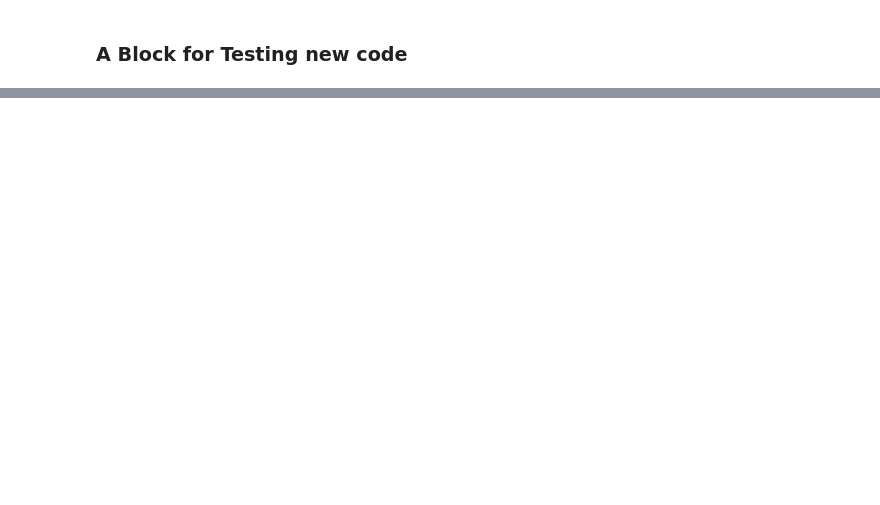
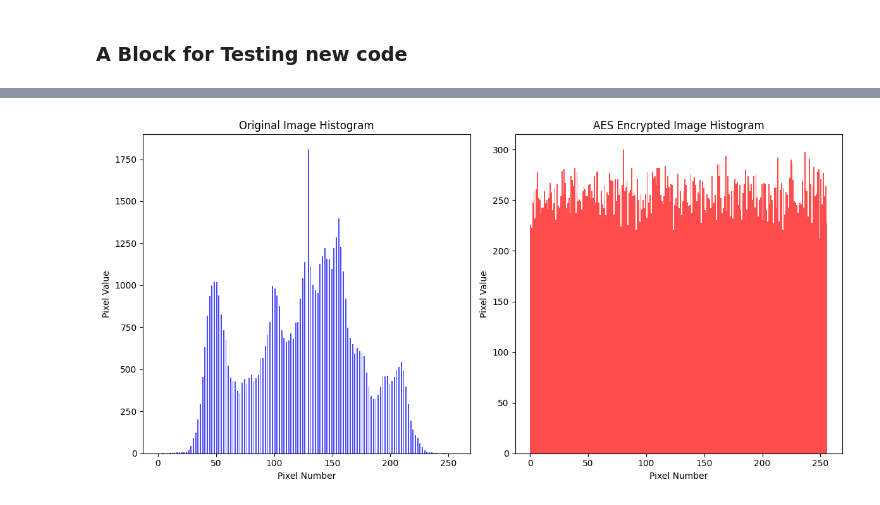
Before and after one commit to Hydra-Slayer/Image-encryption-using-Chaotic-Map, a Jupyter notebook: Project1.ipynb, the cells around one changed output, grey strips where cells are left out. Cells and saved outputs as stored; diff of their text form; code cells hidden in the pictures; blank space fills up the shorter version.

```diff
--- a/Project1.ipynb
+++ b/Project1.ipynb
@@ -258,0 +410,42 @@ Descrambling complete. File saved at decrypted_unscrambled_image.png
+# %%
+def plot_histograms(original_image_path, encrypted_image_path):
+    """
+    Plots the histograms of the original and AES-encrypted grayscale images.
+
+    Parameters:
+    - original_image_path: Path to the original grayscale image.
+    - encrypted_image_path: Path to the AES-encrypted grayscale image.
+    """
+    # Load the original image and convert to grayscale
+    original_image = Image.open(original_image_path).convert('L')
+    original_image_array = np.array(original_image)
+
+    # Load the encrypted image and convert to grayscale
+    encrypted_image = Image.open(encrypted_image_path).convert('L')
+    encrypted_image_array = np.array(encrypted_image)
+
+    # Plot histograms
+    plt.figure(figsize=(12, 6))
+
+    # Original image histogram
+    plt.subplot(1, 2, 1)
+    plt.hist(original_image_array.flatten(), bins=256, range=(0, 256), color='blue', alpha=0.7)
+    plt.title('Original Image Histogram')
+    plt.xlabel('Pixel Number')
+    plt.ylabel('Pixel Value')
+
+    # Encrypted image histogram
+    plt.subplot(1, 2, 2)
+    plt.hist(encrypted_image_array.flatten(), bins=256, range=(0, 256), color='red', alpha=0.7)
+    plt.title('AES Encrypted Image Histogram')
+    plt.xlabel('Pixel Number')
+    plt.ylabel('Pixel Value')
+
+    # Show the histograms
+    plt.tight_layout()
+    plt.show()
+
+# Example usage
+plot_histograms('lena_grayscale.png', 'aes_encrypted_image.png')
+# %% [output]
+[figure, added]
```
Also changed, not shown: parts of 7 cells of this notebook.
